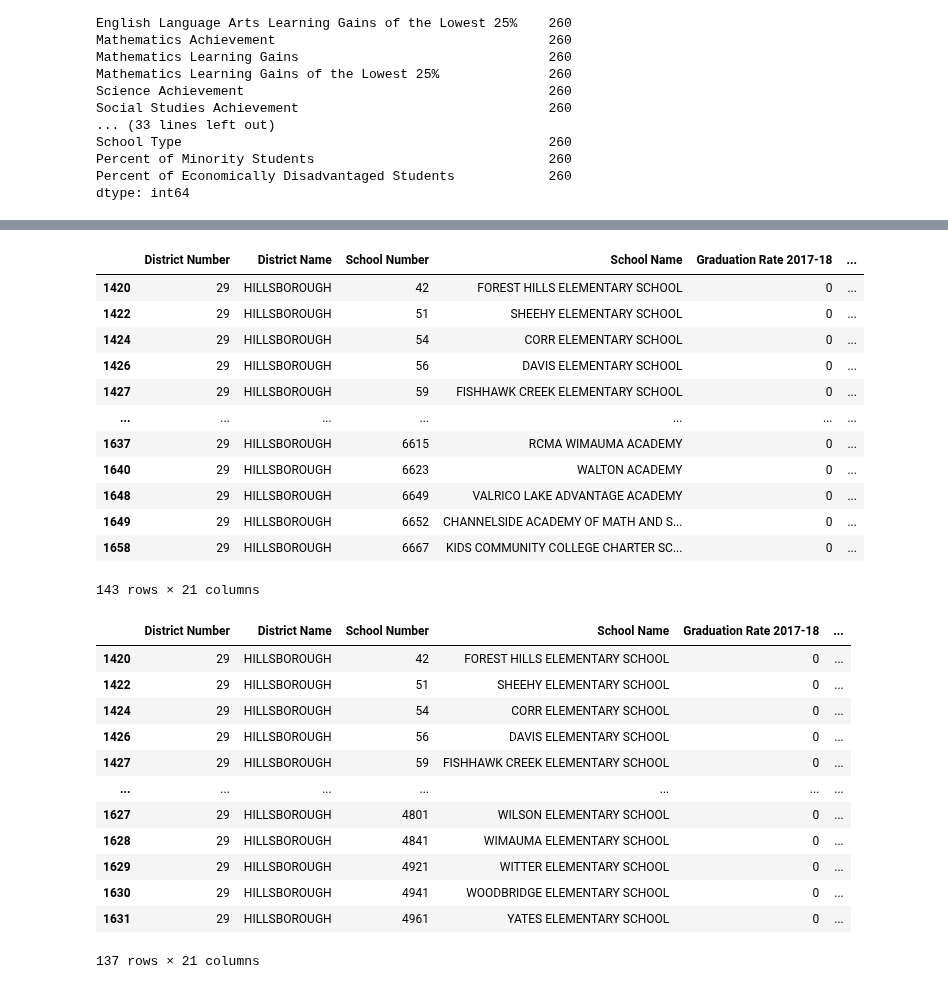
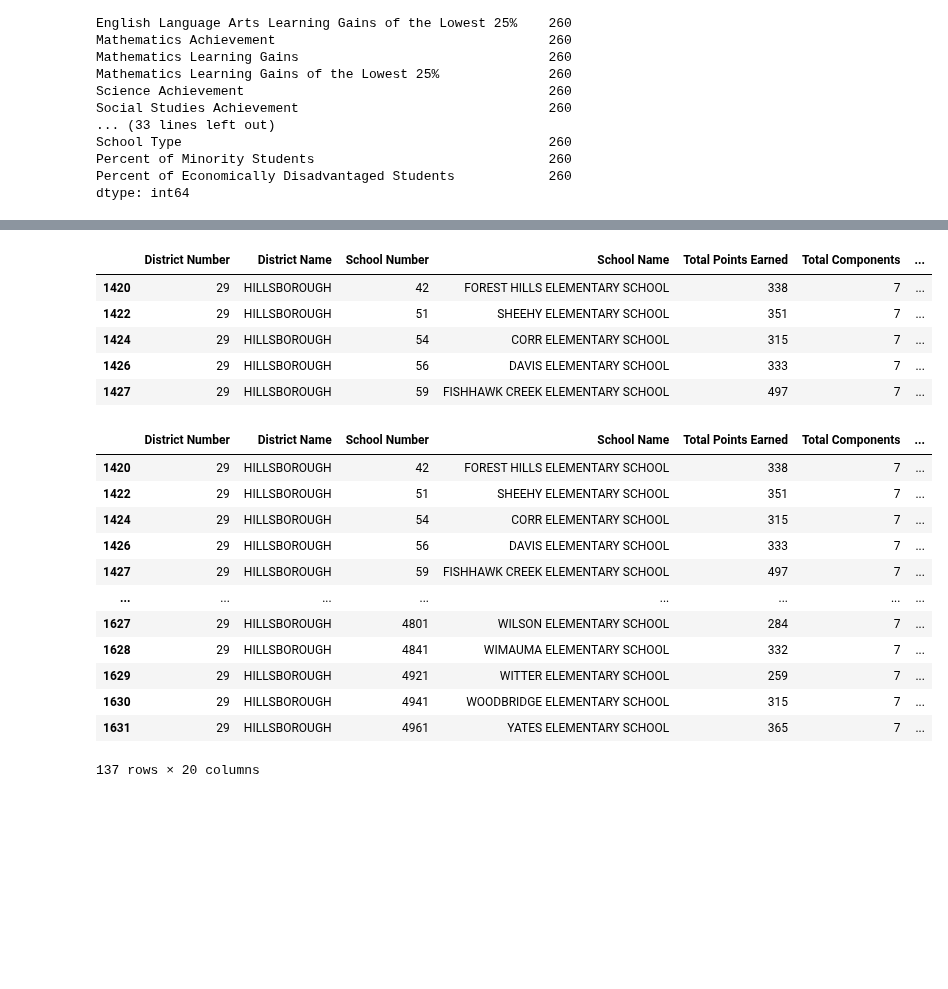
Before and after one commit to gregb23/Project1_Group4, a Jupyter notebook: KS/school_grades.ipynb, the cells around one changed output, grey strips where cells are left out. Cells and saved outputs as stored; diff of their text form; code cells hidden in the pictures; blank space fills up the shorter version.

```diff
--- a/KS/school_grades.ipynb
+++ b/KS/school_grades.ipynb
@@ -14,9 +13,9 @@ pd.set_option('display.max_columns', None)
 # %%
 # Drop all but Hillsborough County schools
 index_names1 = school_grades[(school_grades['District Name'] != "HILLSBOROUGH")].index
-school_grades.drop(index_names1, inplace = True)
+school_grades_hill = school_grades.drop(index_names1, inplace = False)
 
-school_grades.head()
+school_grades_hill
 # %% [output]
 |  | District Number | District Name | School Number | School Name | English Language Arts Achievement | ... |
 | 1418 | 29 | HILLSBOROUGH | 5 | WARREN HOPE DAWSON ELEMENTARY | 50 | ... |
@@ -48,8 +54,7 @@ dtype: int64
 # Create stripped-down dataframe that only contains grades as far back as 2015
 # Also removes: collocated rule columns because they were empty
 # and miscellaneous other columns:
-school_grades_basic = school_grades.loc[:, ["District Number", "District Name", "School Number", "School Name",
-                                            "Graduation Rate 2017-18", "College and Career Acceleration 2017-18",
+school_grades_basic = school_grades_hill.loc[:, ["District Number", "District Name", "School Number", "School Name",
                                             "Total Points Earned", "Total Components", "Percent of Total Possible Points",
                                             "Percent Tested", "Grade 2019", "Grade 2018", "Grade 2017", "Grade 2016",
                                             "Informational Baseline Grade 2015", "Charter School", "Title I",
@@ -62,5 +67,5 @@ indexNames2 = school_grades_basic[school_grades_basic['Informational Baseline Gr
 # Delete these row indices from dataFrame
 school_grades_basic = school_grades_basic.drop(indexNames2)
 
-school_grades_basic
+school_grades_basic.head()
 # %% [output]
@@ -80,22 +78,16 @@ school_grades_basic
 # %%
+# Create dataframe with only elementary schools
 indexNames3 = school_grades_basic[school_grades_basic['School Type'] != 1].index
 school_grades_elem = school_grades_basic.drop(indexNames3)
 
-school_grades_elem
+school_grades_elem.head()
 # %% [output]
-|  | District Number | District Name | School Number | School Name | Graduation Rate 2017-18 | ... |
-| 1420 | 29 | HILLSBOROUGH | 42 | FOREST HILLS ELEMENTARY SCHOOL | 0 | ... |
-| 1422 | 29 | HILLSBOROUGH | 51 | SHEEHY ELEMENTARY SCHOOL | 0 | ... |
-| 1424 | 29 | HILLSBOROUGH | 54 | CORR ELEMENTARY SCHOOL | 0 | ... |
-| 1426 | 29 | HILLSBOROUGH | 56 | DAVIS ELEMENTARY SCHOOL | 0 | ... |
-| 1427 | 29 | HILLSBOROUGH | 59 | FISHHAWK CREEK ELEMENTARY SCHOOL | 0 | ... |
-| ... | ... | ... | ... | ... | ... | ... |
-| 1637 | 29 | HILLSBOROUGH | 6615 | RCMA WIMAUMA ACADEMY | 0 | ... |
-| 1640 | 29 | HILLSBOROUGH | 6623 | WALTON ACADEMY | 0 | ... |
-| 1648 | 29 | HILLSBOROUGH | 6649 | VALRICO LAKE ADVANTAGE ACADEMY | 0 | ... |
-| 1649 | 29 | HILLSBOROUGH | 6652 | CHANNELSIDE ACADEMY OF MATH AND S... | 0 | ... |
-| 1658 | 29 | HILLSBOROUGH | 6667 | KIDS COMMUNITY COLLEGE CHARTER SC... | 0 | ... |
+|  | District Number | District Name | School Number | School Name | Total Points Earned | Total Components | ... |
+| 1420 | 29 | HILLSBOROUGH | 42 | FOREST HILLS ELEMENTARY SCHOOL | 338 | 7 | ... |
+| 1422 | 29 | HILLSBOROUGH | 51 | SHEEHY ELEMENTARY SCHOOL | 351 | 7 | ... |
+| 1424 | 29 | HILLSBOROUGH | 54 | CORR ELEMENTARY SCHOOL | 315 | 7 | ... |
+| 1426 | 29 | HILLSBOROUGH | 56 | DAVIS ELEMENTARY SCHOOL | 333 | 7 | ... |
+| 1427 | 29 | HILLSBOROUGH | 59 | FISHHAWK CREEK ELEMENTARY SCHOOL | 497 | 7 | ... |
-143 rows × 21 columns
 # %%
 # Create dataframe without charter schools
 indexNames4 = school_grades_elem[school_grades_elem['Charter School'] == 'YES'].index
@@ -103,18 +95,21 @@ indexNames4 = school_grades_elem[school_grades_elem['Charter School'] == 'YES'].
 # Delete these row indices from dataFrame
 school_grades_elem_xc = school_grades_elem.drop(indexNames4)
 
+# Add column for zip code
+school_grades_elem_xc['ZIP']= ""
+
 school_grades_elem_xc
 # %% [output]
-|  | District Number | District Name | School Number | School Name | Graduation Rate 2017-18 | ... |
-| 1420 | 29 | HILLSBOROUGH | 42 | FOREST HILLS ELEMENTARY SCHOOL | 0 | ... |
-| 1422 | 29 | HILLSBOROUGH | 51 | SHEEHY ELEMENTARY SCHOOL | 0 | ... |
-| 1424 | 29 | HILLSBOROUGH | 54 | CORR ELEMENTARY SCHOOL | 0 | ... |
-| 1426 | 29 | HILLSBOROUGH | 56 | DAVIS ELEMENTARY SCHOOL | 0 | ... |
-| 1427 | 29 | HILLSBOROUGH | 59 | FISHHAWK CREEK ELEMENTARY SCHOOL | 0 | ... |
-| ... | ... | ... | ... | ... | ... | ... |
-| 1627 | 29 | HILLSBOROUGH | 4801 | WILSON ELEMENTARY SCHOOL | 0 | ... |
-| 1628 | 29 | HILLSBOROUGH | 4841 | WIMAUMA ELEMENTARY SCHOOL | 0 | ... |
-| 1629 | 29 | HILLSBOROUGH | 4921 | WITTER ELEMENTARY SCHOOL | 0 | ... |
-| 1630 | 29 | HILLSBOROUGH | 4941 | WOODBRIDGE ELEMENTARY SCHOOL | 0 | ... |
-| 1631 | 29 | HILLSBOROUGH | 4961 | YATES ELEMENTARY SCHOOL | 0 | ... |
+|  | District Number | District Name | School Number | School Name | Total Points Earned | Total Components | ... |
+| 1420 | 29 | HILLSBOROUGH | 42 | FOREST HILLS ELEMENTARY SCHOOL | 338 | 7 | ... |
+| 1422 | 29 | HILLSBOROUGH | 51 | SHEEHY ELEMENTARY SCHOOL | 351 | 7 | ... |
+| 1424 | 29 | HILLSBOROUGH | 54 | CORR ELEMENTARY SCHOOL | 315 | 7 | ... |
+| 1426 | 29 | HILLSBOROUGH | 56 | DAVIS ELEMENTARY SCHOOL | 333 | 7 | ... |
+| 1427 | 29 | HILLSBOROUGH | 59 | FISHHAWK CREEK ELEMENTARY SCHOOL | 497 | 7 | ... |
+| ... | ... | ... | ... | ... | ... | ... | ... |
+| 1627 | 29 | HILLSBOROUGH | 4801 | WILSON ELEMENTARY SCHOOL | 284 | 7 | ... |
+| 1628 | 29 | HILLSBOROUGH | 4841 | WIMAUMA ELEMENTARY SCHOOL | 332 | 7 | ... |
+| 1629 | 29 | HILLSBOROUGH | 4921 | WITTER ELEMENTARY SCHOOL | 259 | 7 | ... |
+| 1630 | 29 | HILLSBOROUGH | 4941 | WOODBRIDGE ELEMENTARY SCHOOL | 315 | 7 | ... |
+| 1631 | 29 | HILLSBOROUGH | 4961 | YATES ELEMENTARY SCHOOL | 365 | 7 | ... |
-137 rows × 21 columns
+137 rows × 20 columns
```
Also changed, not shown: parts of 7 cells of this notebook, 1 other file.
